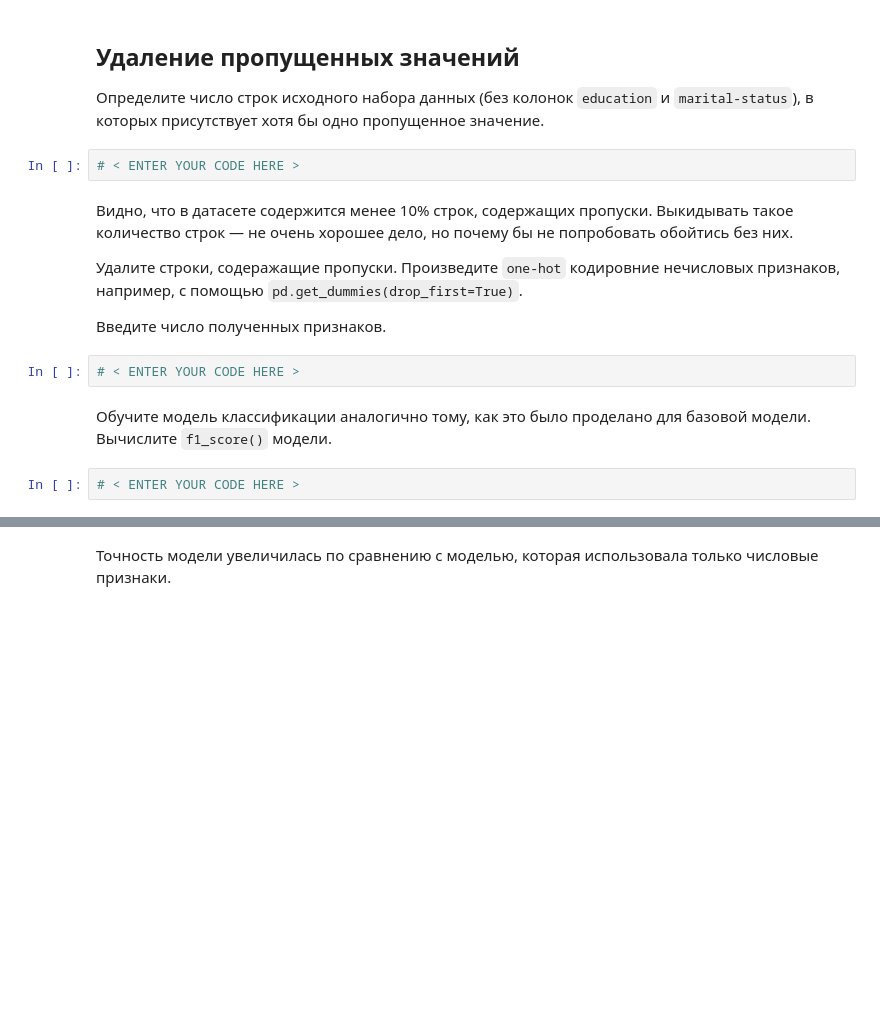
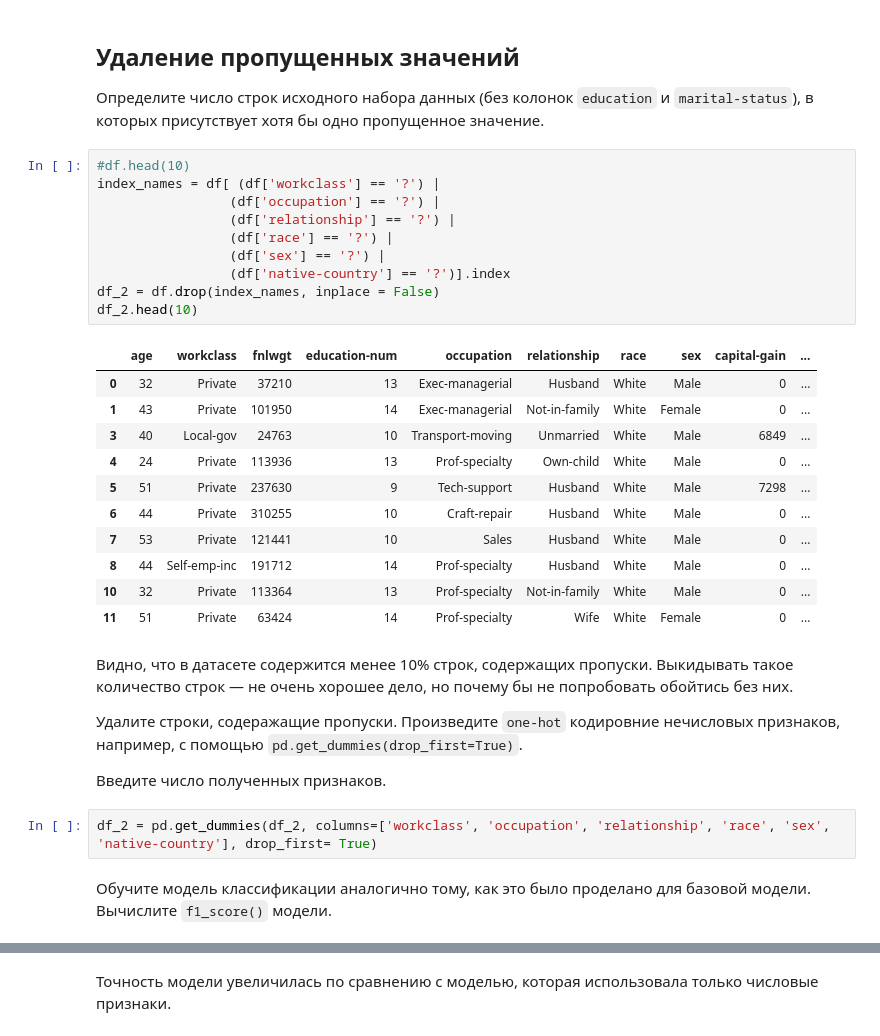
Before and after one commit to muzafarovdan/MyEducation, a Jupyter notebook: ML_OE/courses.openedu.ru_assets_courseware_v1_6463c3461ae565e1acb1005929da8189_asset-v1_ITMOUniversity+INTROMLADVML+fall_2023_ITMO_mag+type@asset+block_KNN_Students.ipynb, the cells around one changed output, grey strips where cells are left out. Saved outputs shown, nothing was run; the diff lists cells and outputs as text; blank space fills up the shorter version.

```diff
--- a/ML_OE/courses.openedu.ru_assets_courseware_v1_6463c3461ae565e1acb1005929da8189_asset-v1_ITMOUniversity+INTROMLADVML+fall_2023_ITMO_mag+type@asset+block_KNN_Students.ipynb
+++ b/ML_OE/courses.openedu.ru_assets_courseware_v1_6463c3461ae565e1acb1005929da8189_asset-v1_ITMOUniversity+INTROMLADVML+fall_2023_ITMO_mag+type@asset+block_KNN_Students.ipynb
@@ -204,17 +221,35 @@ X_train['fnlwgt'].mean()
 ## Удаление пропущенных значений
 
 Определите число строк исходного набора данных (без колонок <code>education</code> и <code>marital-status</code>), в которых присутствует хотя бы одно пропущенное значение.
-# %%
-# < ENTER YOUR CODE HERE >
+# %%
+#df.head(10)
+index_names = df[ (df['workclass'] == '?') |
+                 (df['occupation'] == '?') |
+                 (df['relationship'] == '?') |
+                 (df['race'] == '?') |
+                 (df['sex'] == '?') |
+                 (df['native-country'] == '?')].index
+df_2 = df.drop(index_names, inplace = False)
+df_2.head(10)
+# %% [output]
+|  | age | workclass | fnlwgt | education-num | occupation | relationship | race | sex | capital-gain | ... |
+| 0 | 32 | Private | 37210 | 13 | Exec-managerial | Husband | White | Male | 0 | ... |
+| 1 | 43 | Private | 101950 | 14 | Exec-managerial | Not-in-family | White | Female | 0 | ... |
+| 3 | 40 | Local-gov | 24763 | 10 | Transport-moving | Unmarried | White | Male | 6849 | ... |
+| 4 | 24 | Private | 113936 | 13 | Prof-specialty | Own-child | White | Male | 0 | ... |
+| 5 | 51 | Private | 237630 | 9 | Tech-support | Husband | White | Male | 7298 | ... |
+| 6 | 44 | Private | 310255 | 10 | Craft-repair | Husband | White | Male | 0 | ... |
+| 7 | 53 | Private | 121441 | 10 | Sales | Husband | White | Male | 0 | ... |
+| 8 | 44 | Self-emp-inc | 191712 | 14 | Prof-specialty | Husband | White | Male | 0 | ... |
+| 10 | 32 | Private | 113364 | 13 | Prof-specialty | Not-in-family | White | Male | 0 | ... |
+| 11 | 51 | Private | 63424 | 14 | Prof-specialty | Wife | White | Female | 0 | ... |
 # %% [markdown]
 Видно, что в датасете содержится менее 10% строк, содержащих пропуски. Выкидывать такое количество строк — не очень хорошее дело, но почему бы не попробовать обойтись без них.
 
 Удалите строки, содеражащие пропуски. Произведите <code>one-hot</code> кодировние нечисловых признаков, например, с помощью <code>pd.get_dummies(drop_first=True)</code>.
 
 Введите число полученных признаков.
-# %%
-# < ENTER YOUR CODE HERE >
+# %%
+df_2 = pd.get_dummies(df_2, columns=['workclass', 'occupation', 'relationship', 'race', 'sex', 'native-country'], drop_first= True)
 # %% [markdown]
 Обучите модель классификации аналогично тому, как это было проделано для базовой модели. Вычислите <code>f1_score()</code> модели.
-# %%
-# < ENTER YOUR CODE HERE >
```
Also changed, not shown: parts of 10 cells of this notebook, 1 other file.
